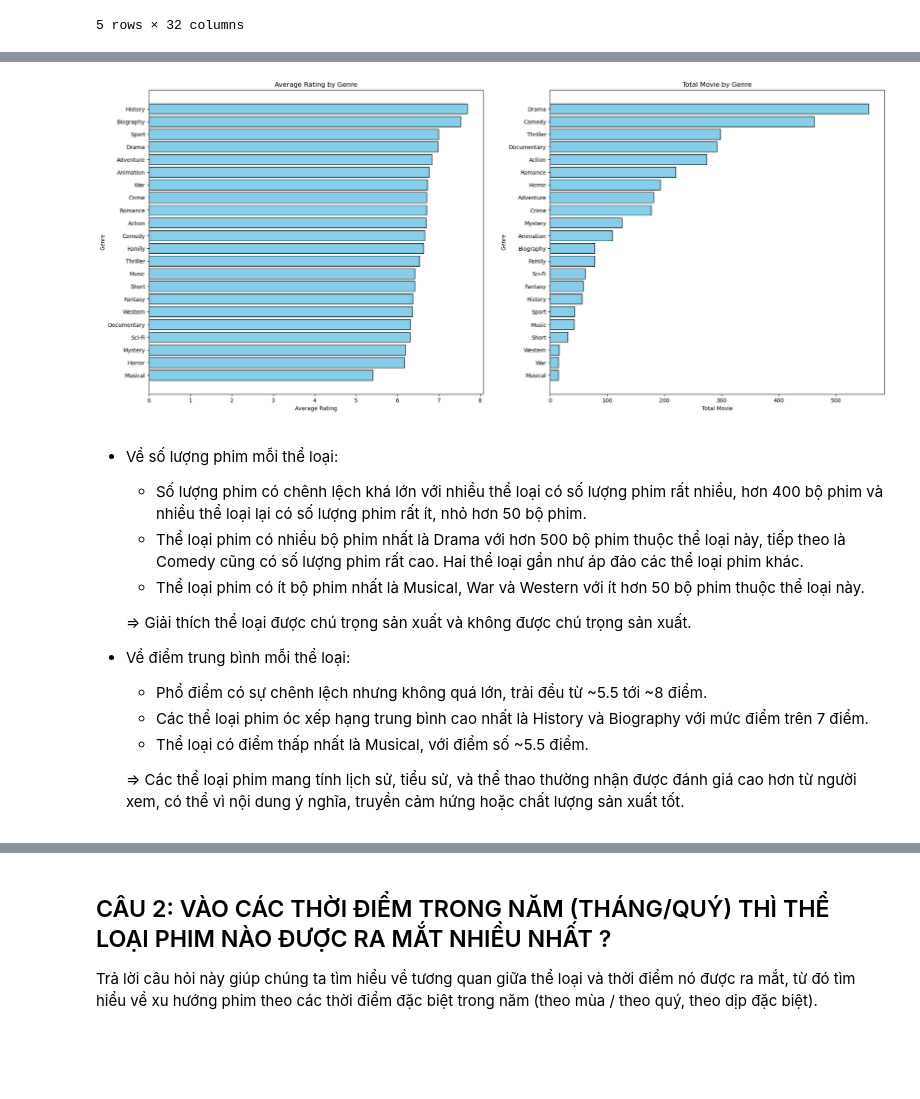
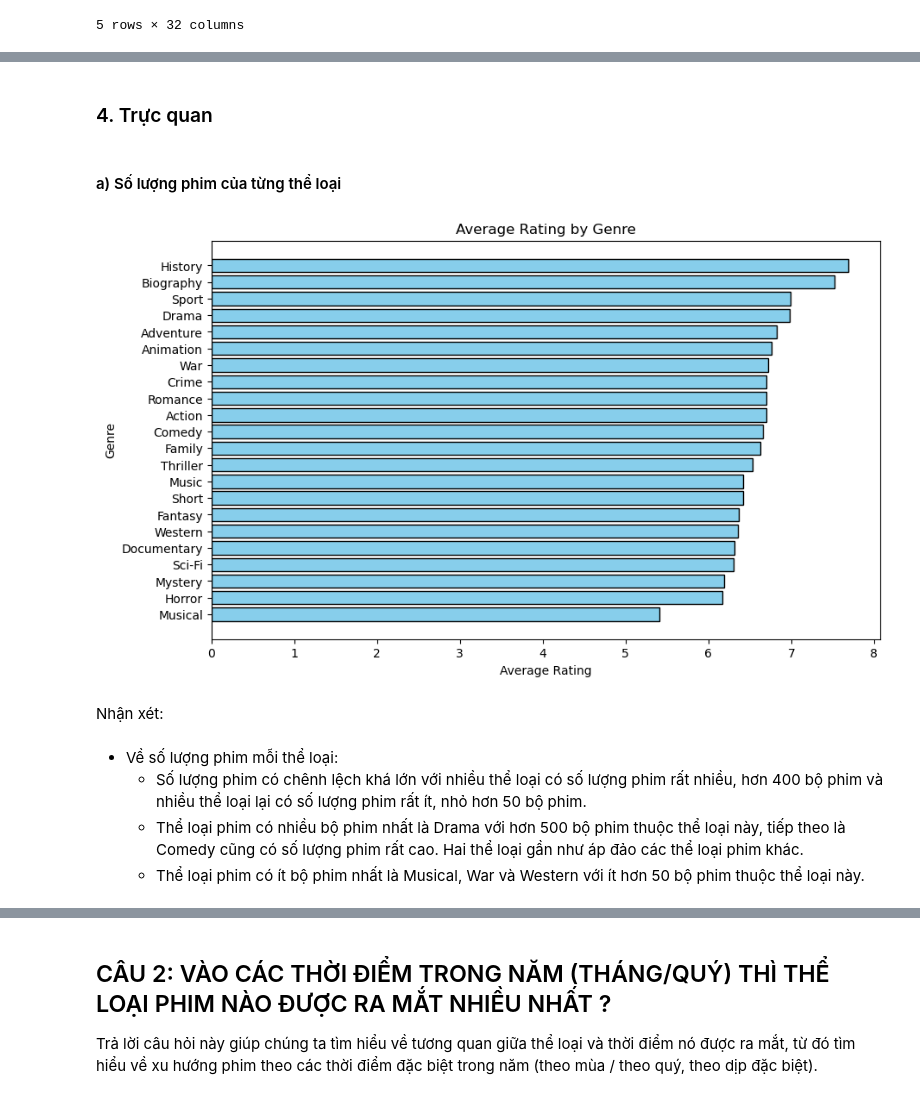
Before and after one commit to alpaca3000/IntroToDS, a Jupyter notebook: Source_codes/AnsweringQuestion.ipynb, the cells around one changed output, grey strips where cells are left out. Saved outputs shown, nothing was run; the diff lists cells and outputs as text; code cells hidden in the pictures; blank space fills up the shorter version.

```diff
--- a/Source_codes/AnsweringQuestion.ipynb
+++ b/Source_codes/AnsweringQuestion.ipynb
@@ -71,34 +90,23 @@ avg_rating_df = pd.DataFrame(genre_avg_rating, columns = ['Genre', 'Total Movie'
 # %%
 genre_most_movie = avg_rating_df.sort_values(by='Total Movie', ascending=True)
 avg_rating_df.sort_values(by='Average Rating', ascending=True, inplace=True)
-# %%
-fig, ax = plt.subplots(1, 2, figsize=(24, 10))
-
-ax[0].barh(avg_rating_df['Genre'], avg_rating_df['Average Rating'], color='skyblue', edgecolor='black')
-ax[0].set_xlabel('Average Rating')
-ax[0].set_ylabel('Genre')
-ax[0].set_title('Average Rating by Genre')
-
-
-ax[1].barh(genre_most_movie['Genre'], genre_most_movie['Total Movie'], color='skyblue', edgecolor='black')
-ax[1].set_xlabel('Total Movie')
-ax[1].set_ylabel('Genre')
-ax[1].set_title('Total Movie by Genre')
-
-plt.show()
-# %% [output]
-[figure, removed]
+# %% [markdown]
+### 4. Trực quan
+# %% [markdown]
+#### a) Số lượng phim của từng thể loại
+# %%
+plt.figure(figsize=(10, 6))
+plt.barh(avg_rating_df['Genre'], avg_rating_df['Average Rating'], color='skyblue', edgecolor='black')
+plt.xlabel('Average Rating')
+plt.ylabel('Genre')
+plt.title('Average Rating by Genre')
+plt.show()
+# %% [output]
+[figure, added]
+# %% [markdown]
+Nhận xét:
 # %% [markdown]
 - Về số lượng phim mỗi thể loại:
     + Số lượng phim có chênh lệch khá lớn với nhiều thể loại có số lượng phim rất nhiều, hơn 400 bộ phim và nhiều thể loại lại có số lượng phim rất ít, nhỏ hơn 50 bộ phim.
     + Thể loại phim có nhiều bộ phim nhất là Drama với hơn 500 bộ phim thuộc thể loại này, tiếp theo là Comedy cũng có số lượng phim rất cao. Hai thể loại gần như áp đảo các thể loại phim khác.
     + Thể loại phim có ít bộ phim nhất là Musical, War và Western với ít hơn 50 bộ phim thuộc thể loại này.
-
-    => Giải thích thể loại được chú trọng sản xuất và không được chú trọng sản xuất.
-
-- Về điểm trung bình mỗi thể loại:
-    + Phổ điểm có sự chênh lệch nhưng không quá lớn, trải đều từ ~5.5 tới ~8 điểm.
-    + Các thể loại phim óc xếp hạng trung bình cao nhất là History và Biography với mức điểm trên 7 điểm.
-    + Thể loại có điểm thấp nhất là Musical, với điểm số ~5.5 điểm.
-
-    => Các thể loại phim mang tính lịch sử, tiểu sử, và thể thao thường nhận được đánh giá cao hơn từ người xem, có thể vì nội dung ý nghĩa, truyền cảm hứng hoặc chất lượng sản xuất tốt.
```
Also changed, not shown: parts of 15 cells of this notebook.
